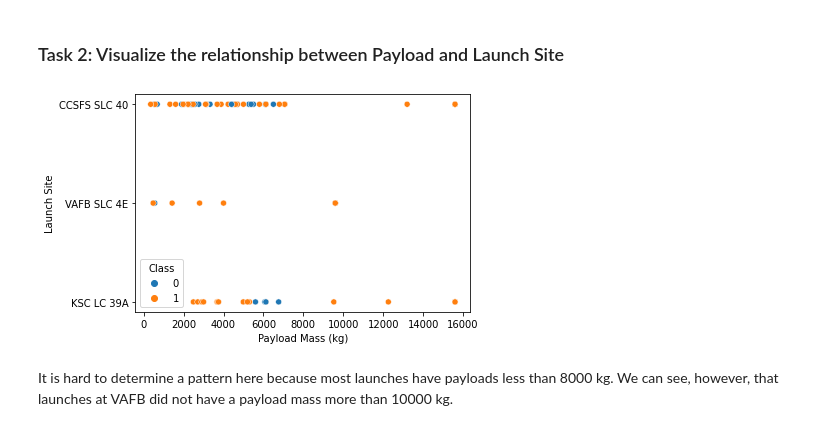
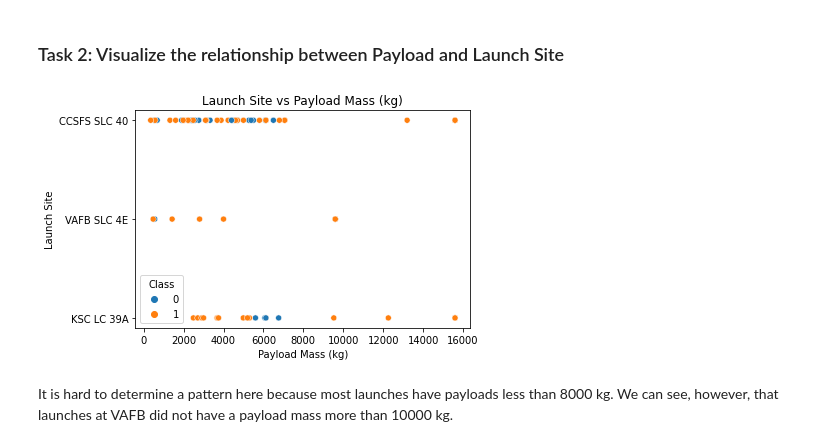
Before and after one commit to achi113s/SpaceY, a Jupyter notebook: 5_EDA_with_Visualizations.ipynb, the cells around one changed output. Drawn from its saved outputs; the diff is of its cells as text; code cells hidden in the pictures.

```diff
--- a/5_EDA_with_Visualizations.ipynb
+++ b/5_EDA_with_Visualizations.ipynb
@@ -55,10 +57,11 @@ There is a trend in the success rate for different launch sites as well.
 # %%
 sns.scatterplot(y='LaunchSite', x='PayloadMass', hue='Class', data=df)
 plt.xlabel('Payload Mass (kg)')
 plt.ylabel('Launch Site')
+plt.title('Launch Site vs Payload Mass (kg)')
 plt.show()
 # %% [output]
-[figure, old version]
+[figure, new version]
 # %% [markdown]
 It is hard to determine a pattern here because most launches have payloads less than 8000 kg. We can see, however, that launches at VAFB did not have a payload mass more than 10000 kg.
 # %% [markdown]
```
Also changed, not shown: parts of 4 cells of this notebook.
